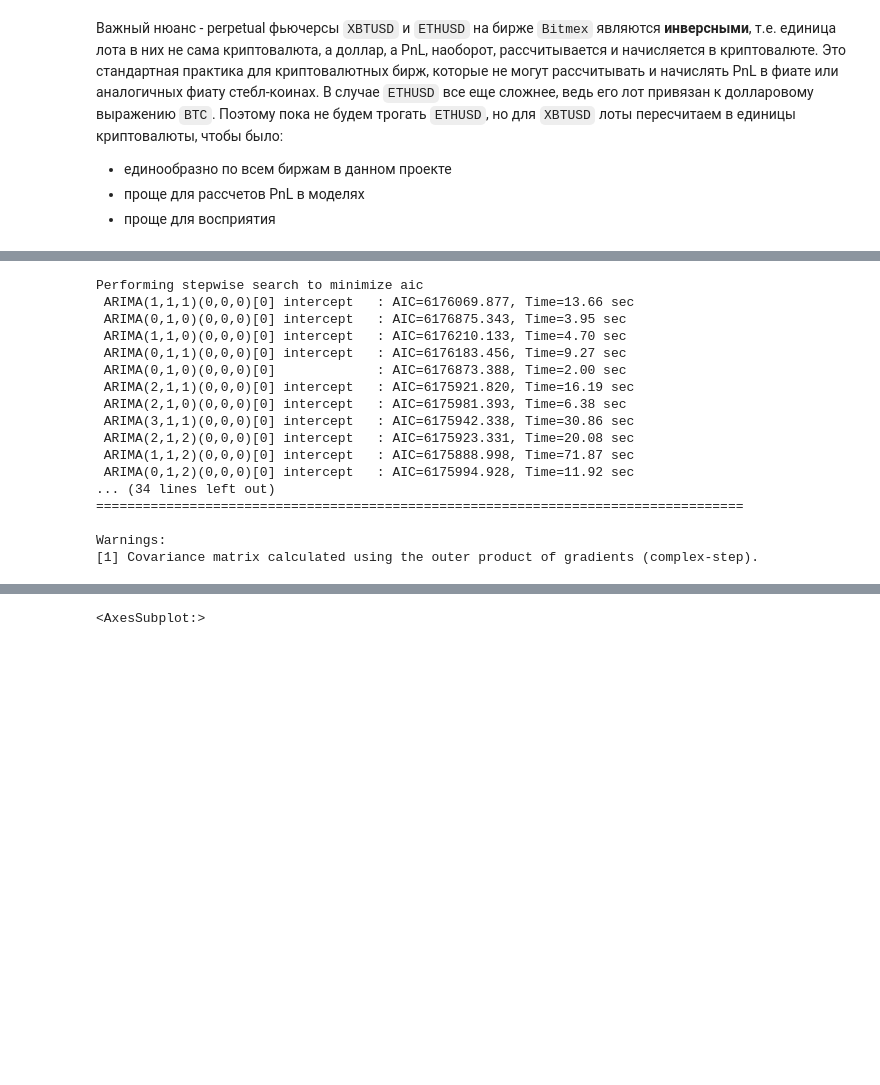
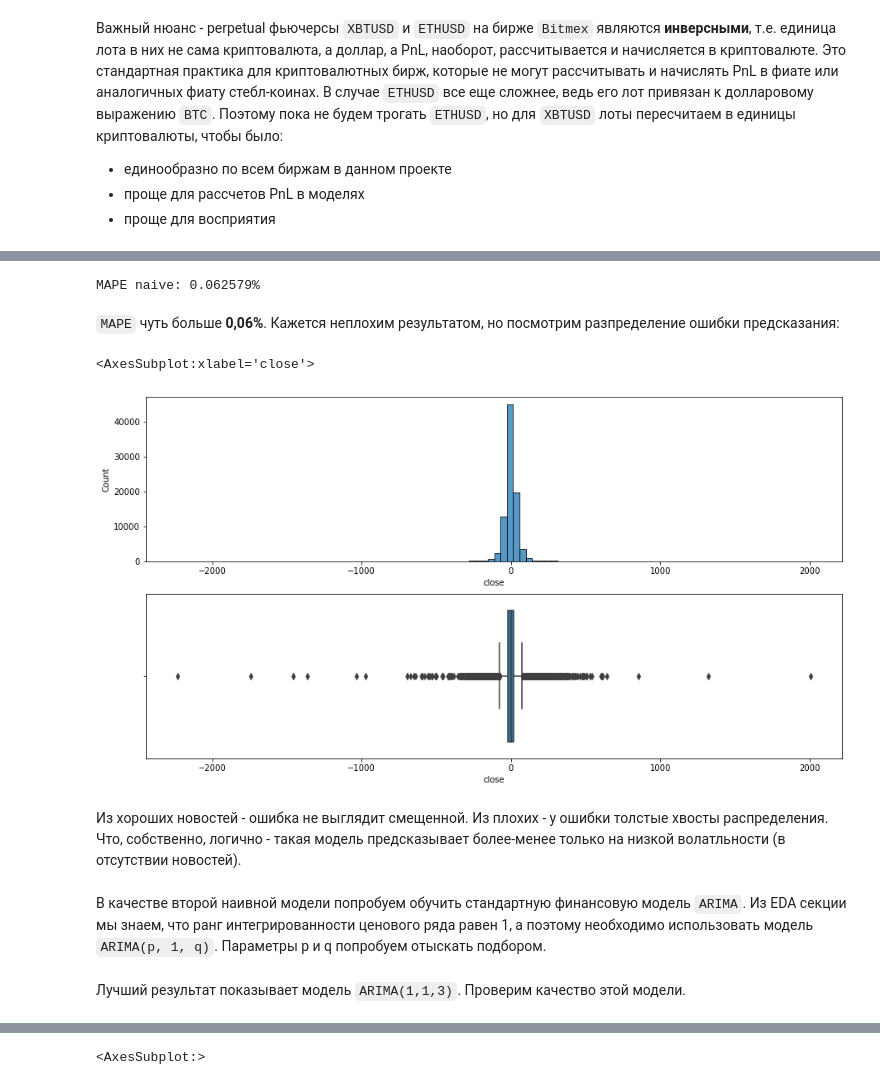
Before and after one commit to bellerofonte/skillfactory-dst-50, a Jupyter notebook: final/src/model/model-bitmex.ipynb, the cells around one changed output, grey strips where cells are left out. Cells and saved outputs as stored; diff of their text form; code cells hidden in the pictures; blank space fills up the shorter version.

Commit message:
- backtest.py added, implemented, tested - bitmex model workaround

```diff
--- a/final/src/model/model-bitmex.ipynb
+++ b/final/src/model/model-bitmex.ipynb
@@ -92,33 +99,41 @@ df.sample(5)
+# %%
+prev_close = df.close.shift(1)
+TEST_SIZE = int(TEST_FRAC * len(df.close))
+TRAIN_SIZE = len(df.close) - TEST_SIZE
+df_train = df.close[:TRAIN_SIZE]
+df_test = df.close[TRAIN_SIZE:]
+y_pred = prev_close[TRAIN_SIZE:]
+# %%
+mape0 = round(mape(df_test, y_pred) * 100, 6)
+print(f'MAPE naive: {mape0}%')
+# %% [output]
+MAPE naive: 0.062579%
+# %% [markdown]
+`MAPE` чуть больше **0,06%**. Кажется неплохим результатом, но посмотрим разпределение ошибки предсказания:
+# %%
+fig, ax = plt.subplots(2, 1, figsize=(15,8))
+sns.histplot(ax=ax[0],data=(df_test-y_pred), bins=100)
+sns.boxplot(ax=ax[1], x=(df_test-y_pred))
+# %% [output]
+<AxesSubplot:xlabel='close'>
+[figure, added]
+# %% [markdown]
+Из хороших новостей - ошибка не выглядит смещенной. Из плохих - у ошибки толстые хвосты распределения.
+Что, собственно, логично - такая модель предсказывает более-менее только на низкой волатльности (в отсутствии новостей).
+# %% [markdown]
+В качестве второй наивной модели попробуем обучить стандартную финансовую модель `ARIMA`. Из EDA секции мы знаем, что ранг интегрированности ценового ряда равен 1, а поэтому необходимо использовать модель `ARIMA(p, 1, q)`. Параметры p и q попробуем отыскать подбором.
 # %%
-model = pm.auto_arima(df.close, start_p=1, start_q=1,
-                      test='adf',       # use adftest to find optimal 'd'
-                      max_p=3, max_q=3, # maximum p and q
-                      m=1,              # frequency of series
-                      d=1,              # let model determine 'd'
-                      seasonal=False,   # No Seasonality
-                      start_P=0,
-                      D=0,
-                      trace=True,
-                      error_action='ignore',
-                      suppress_warnings=True,
-                      stepwise=True)
+# model = pm.auto_arima(df.close, start_p=1, start_q=1,
+#                       test='adf',       # use adftest to find optimal 'd'
+#                       max_p=3, max_q=3, # maximum p and q
+#                       m=1,              # frequency of series
+#                       d=1,              # let model determine 'd'
+#                       seasonal=False,   # No Seasonality
+#                       start_P=0,
+#                       D=0,
+#                       trace=True,
+#                       error_action='ignore',
+#                       suppress_warnings=True,
+#                       stepwise=True)
 
-print(model.summary())
+# print(model.summary())
-# %% [output]
-Performing stepwise search to minimize aic
- ARIMA(1,1,1)(0,0,0)[0] intercept   : AIC=6176069.877, Time=13.66 sec
- ARIMA(0,1,0)(0,0,0)[0] intercept   : AIC=6176875.343, Time=3.95 sec
- ARIMA(1,1,0)(0,0,0)[0] intercept   : AIC=6176210.133, Time=4.70 sec
- ARIMA(0,1,1)(0,0,0)[0] intercept   : AIC=6176183.456, Time=9.27 sec
- ARIMA(0,1,0)(0,0,0)[0]             : AIC=6176873.388, Time=2.00 sec
- ARIMA(2,1,1)(0,0,0)[0] intercept   : AIC=6175921.820, Time=16.19 sec
- ARIMA(2,1,0)(0,0,0)[0] intercept   : AIC=6175981.393, Time=6.38 sec
- ARIMA(3,1,1)(0,0,0)[0] intercept   : AIC=6175942.338, Time=30.86 sec
- ARIMA(2,1,2)(0,0,0)[0] intercept   : AIC=6175923.331, Time=20.08 sec
- ARIMA(1,1,2)(0,0,0)[0] intercept   : AIC=6175888.998, Time=71.87 sec
- ARIMA(0,1,2)(0,0,0)[0] intercept   : AIC=6175994.928, Time=11.92 sec
-... (34 lines left out)
-===================================================================================
-
-Warnings:
-[1] Covariance matrix calculated using the outer product of gradients (complex-step).
@@ -130,0 +140,2 @@ model = ARIMA(df_train, order=(1,1,3))
+# %% [markdown]
+Лучший результат показывает модель `ARIMA(1,1,3)`. Проверим качество этой модели.
```
Also changed, not shown: parts of 9 cells of this notebook, 1 other file.
